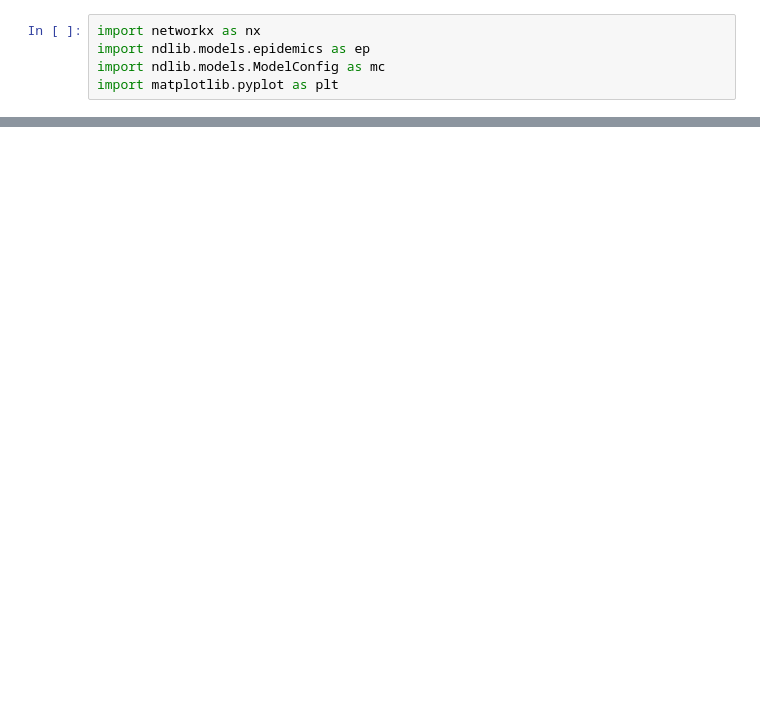
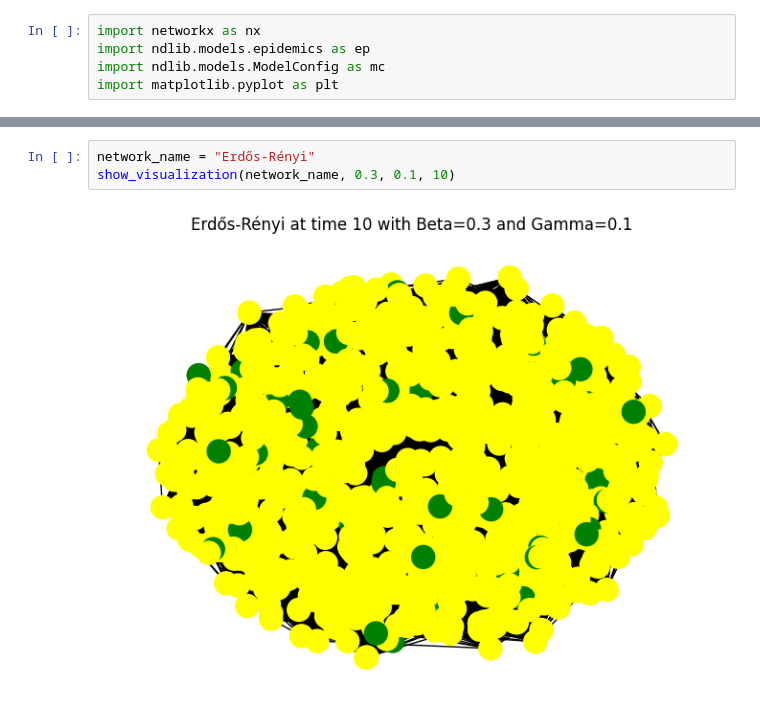
Before and after one commit to nabilasiregar/EpiModel, a Jupyter notebook: problem_2/spatial_models.ipynb, the cells around one changed output, grey strips where cells are left out. Cells and saved outputs as stored; diff of their text form; blank space fills up the shorter version.

```diff
--- a/problem_2/spatial_models.ipynb
+++ b/problem_2/spatial_models.ipynb
@@ -76,0 +72,5 @@ show_visualization(name)
+# %%
+network_name = "Erdős-Rényi"
+show_visualization(network_name, 0.3, 0.1, 10)
+# %% [output]
+[figure, added]
```
Also changed, not shown: parts of 9 cells of this notebook.
